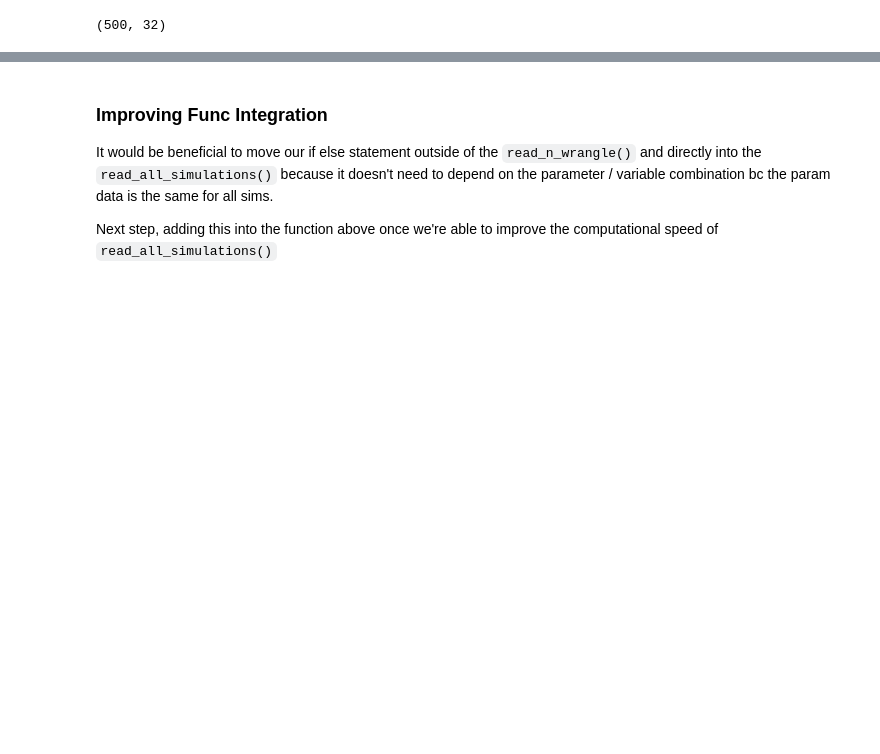
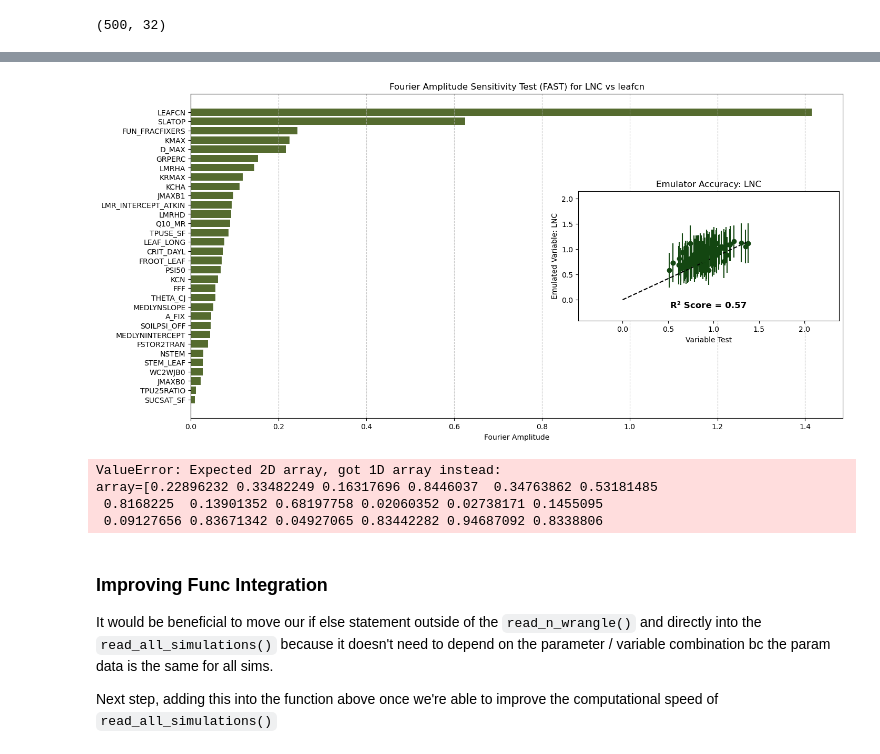
Before and after one commit to GaiaFuture/Prototype, a Jupyter notebook: expanding_var_cluster_timeline.ipynb, the cells around one changed output, grey strips where cells are left out. Saved outputs shown, nothing was run; the diff lists cells and outputs as text; code cells hidden in the pictures; blank space fills up the shorter version.

```diff
--- a/expanding_var_cluster_timeline.ipynb
+++ b/expanding_var_cluster_timeline.ipynb
@@ -308,0 +301,4 @@ ValueError: Found input variables with inconsistent numbers of samples: [500, 4]
+# %%
+plot_FAST_accuracy(gpr_model, r2_emulator, y_test, y_pred, y_std)
+# %% [output]
+[figure, added]
@@ -309,3 +502,10 @@ ValueError: Found input variables with inconsistent numbers of samples: [500, 4]
+# %%
+gpr_model, y_pred, y_std, y_test, X_test, r2_emulator = train_emulator2(param2, var2)
+# %% [output]
+ValueError: Expected 2D array, got 1D array instead:
+array=[0.22896232 0.33482249 0.16317696 0.8446037  0.34763862 0.53181485
+ 0.8168225  0.13901352 0.68197758 0.02060352 0.02738171 0.1455095
+ 0.09127656 0.83671342 0.04927065 0.83442282 0.94687092 0.8338806
 # %% [markdown]
 ### Improving Func Integration
 It would be beneficial to move our if else statement outside of the `read_n_wrangle()` and directly into the `read_all_simulations()` because it doesn't need to depend on the parameter / variable combination bc the param data is the same for all sims.
```
Also changed, not shown: parts of 15 cells of this notebook, 36 other files.
